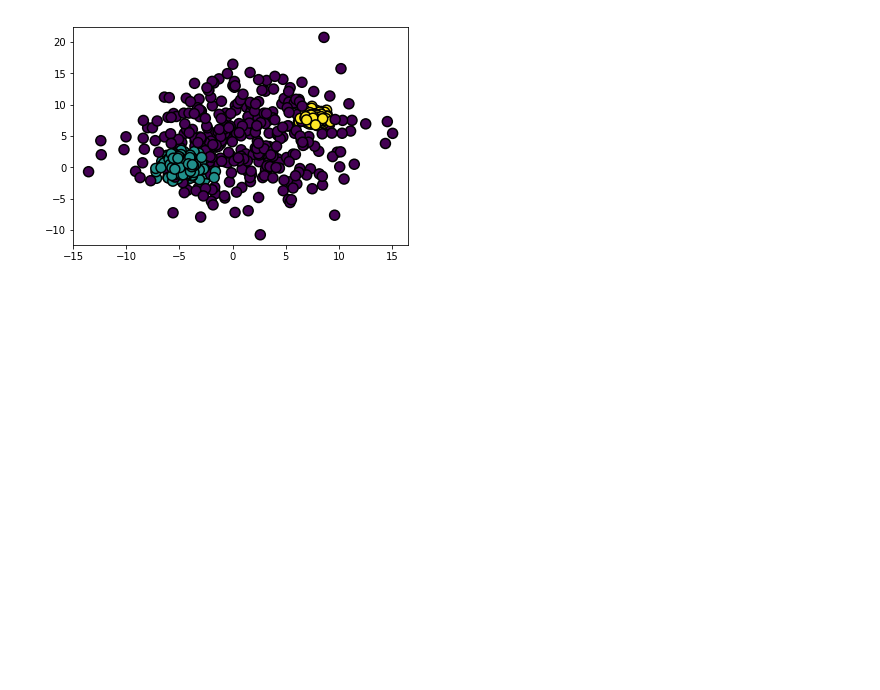
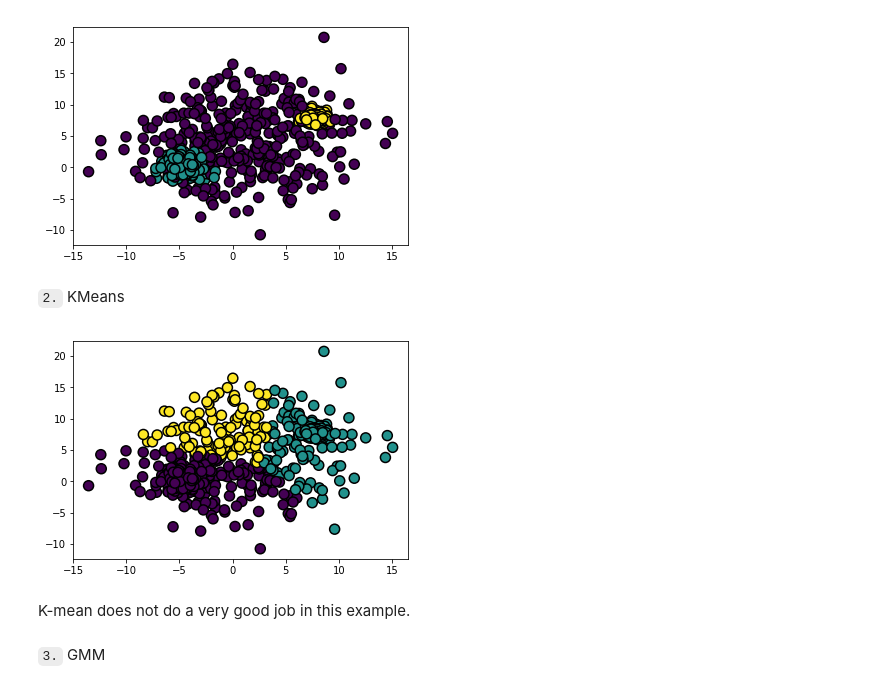
Before and after one commit to sclkan/ML-Study-Notes, a Jupyter notebook: unsupervised_learning_notes.ipynb, the cells around one changed output. Cells and saved outputs as stored; diff of their text form; code cells hidden in the pictures; blank space fills up the shorter version.

Commit message:
Add Kmeans vs GMM example

```diff
--- a/unsupervised_learning_notes.ipynb
+++ b/unsupervised_learning_notes.ipynb
@@ -609,3 +611,18 @@ plt.scatter(X[:,0], X[:,1], c=y, edgecolor='black', lw=1.5, s=100, cmap=plt.get_
 plt.show()
 # %% [output]
 [figure]
+# %% [markdown]
+`2.` KMeans
+# %%
+from sklearn.cluster import KMeans
+
+kmeans = KMeans(n_clusters=3)
+pred = kmeans.fit_predict(X)
+# %%
+plt.scatter(X[:,0], X[:,1], c=pred, edgecolor='black', lw=1.5, s=100, cmap=plt.get_cmap('viridis'));
+# %% [output]
+[figure, added]
+# %% [markdown]
+K-mean does not do a very good job in this example.
+# %% [markdown]
+`3.` GMM
```
Also changed, not shown: parts of 5 cells of this notebook.
